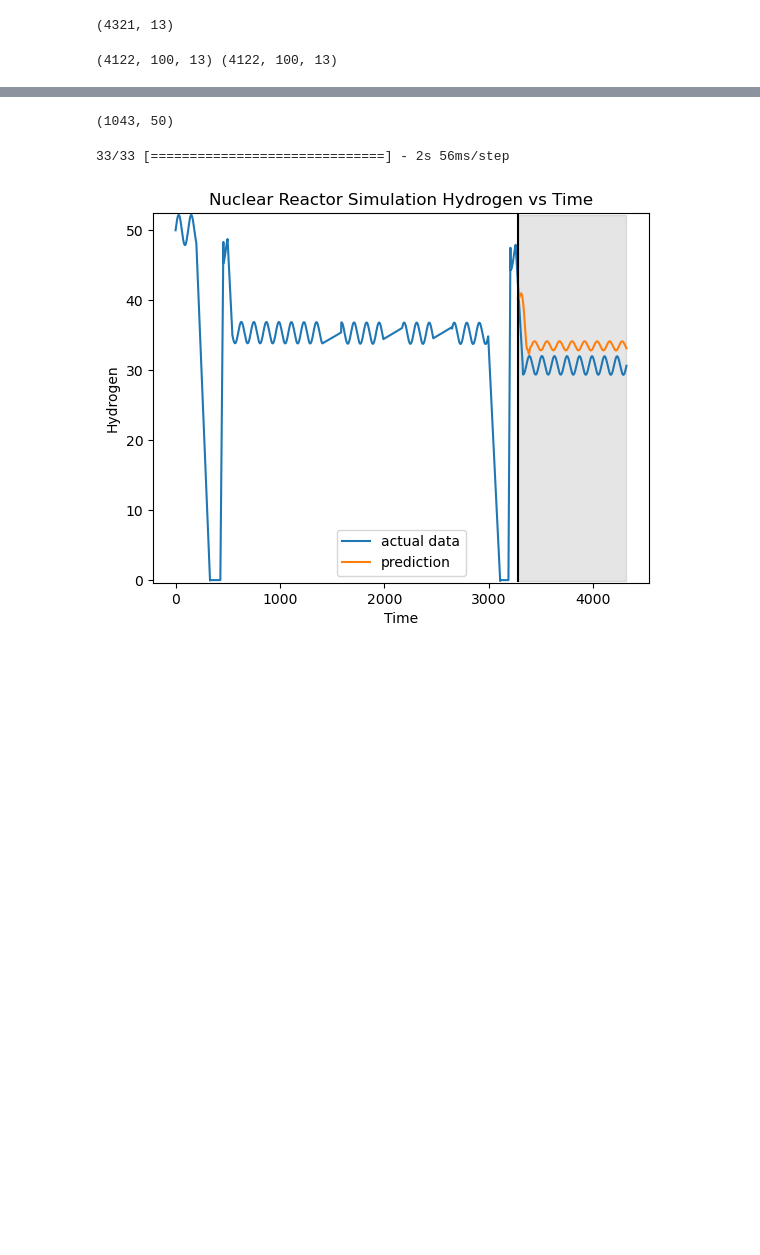
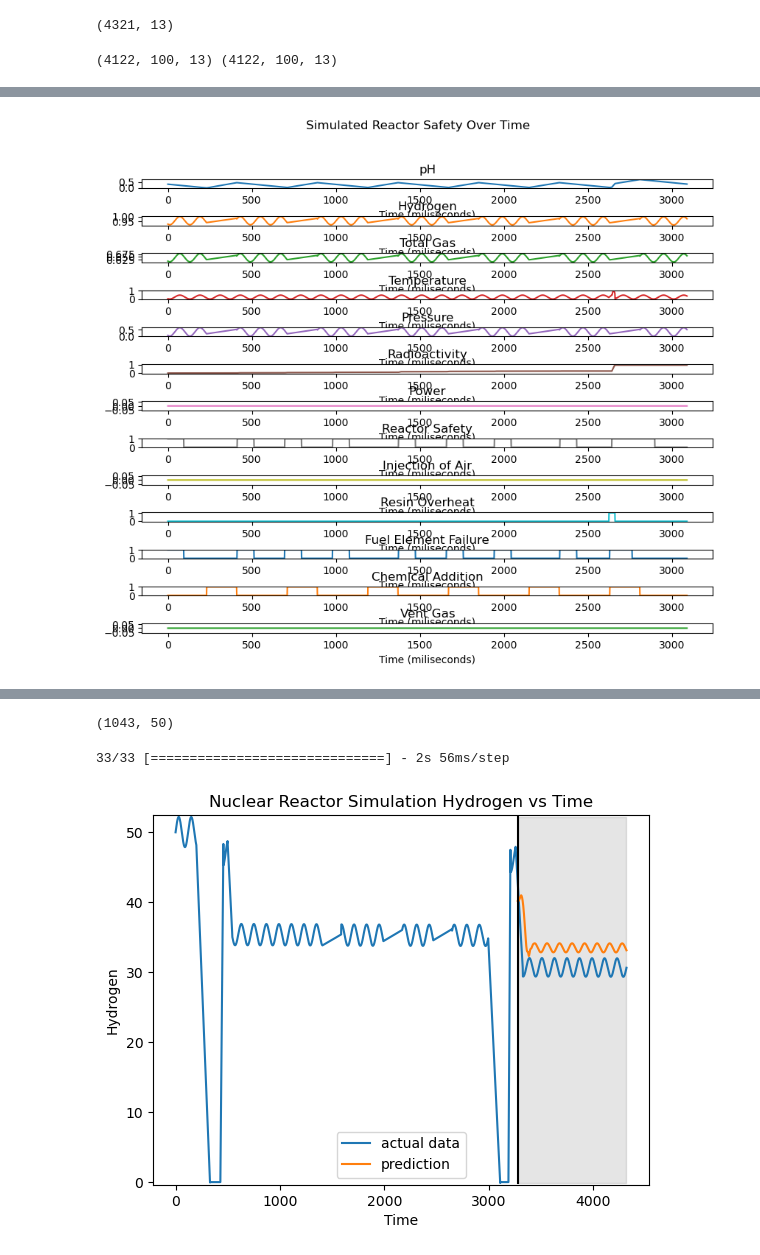
Before and after one commit to shawnschulz/chem_277B_capstone_project, a Jupyter notebook: model.ipynb, the cells around one changed output, grey strips where cells are left out. Cells and saved outputs as stored; diff of their text form; code cells hidden in the pictures; blank space fills up the shorter version.

```diff
--- a/model.ipynb
+++ b/model.ipynb
@@ -226,0 +267,4 @@ KeyboardInterrupt: Interrupted by user
+# %%
+graph_features(y_train[:,99,:], safety_features=data.columns)
+# %% [output]
+[figure, added]
```
Also changed, not shown: parts of 13 cells of this notebook, 3 other files.
